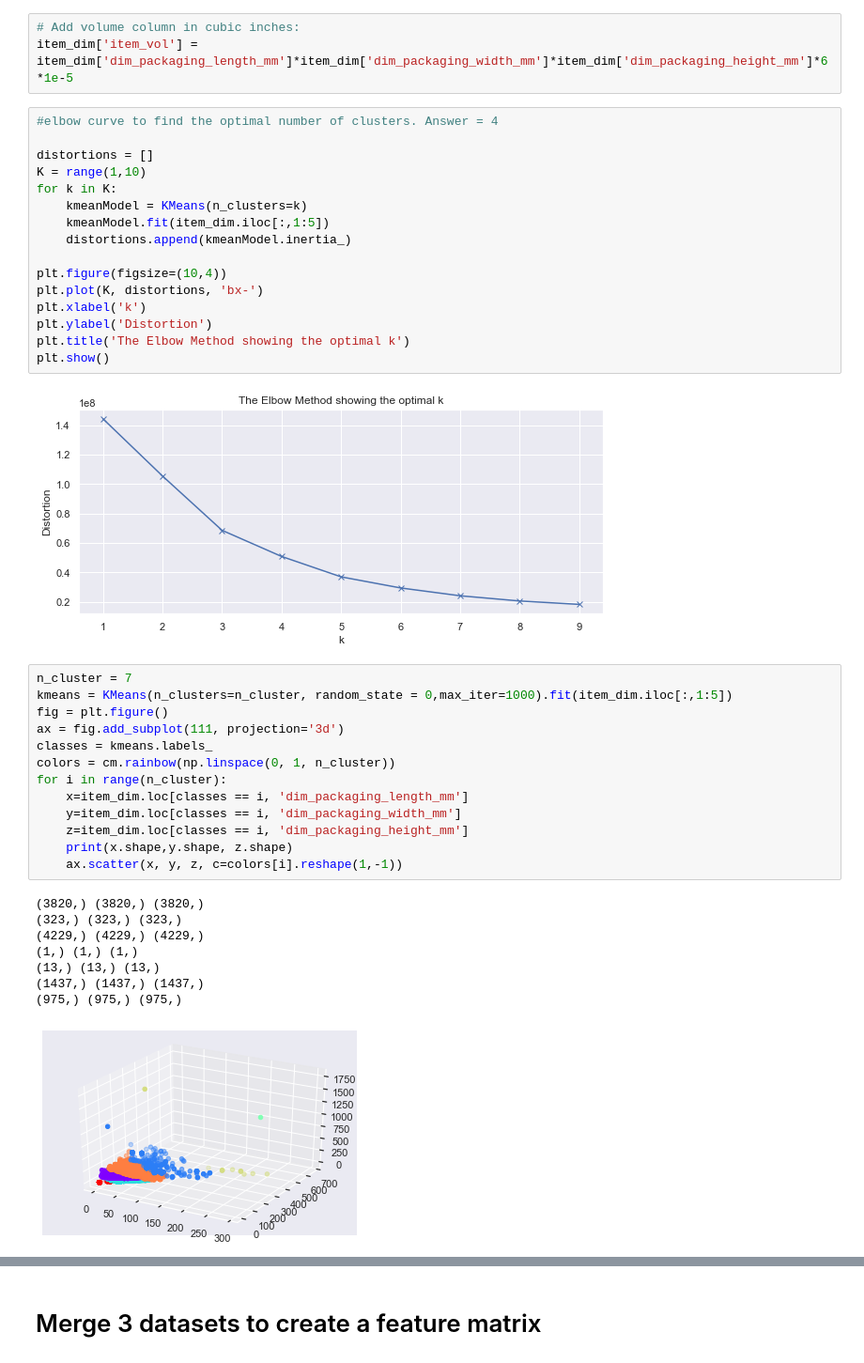
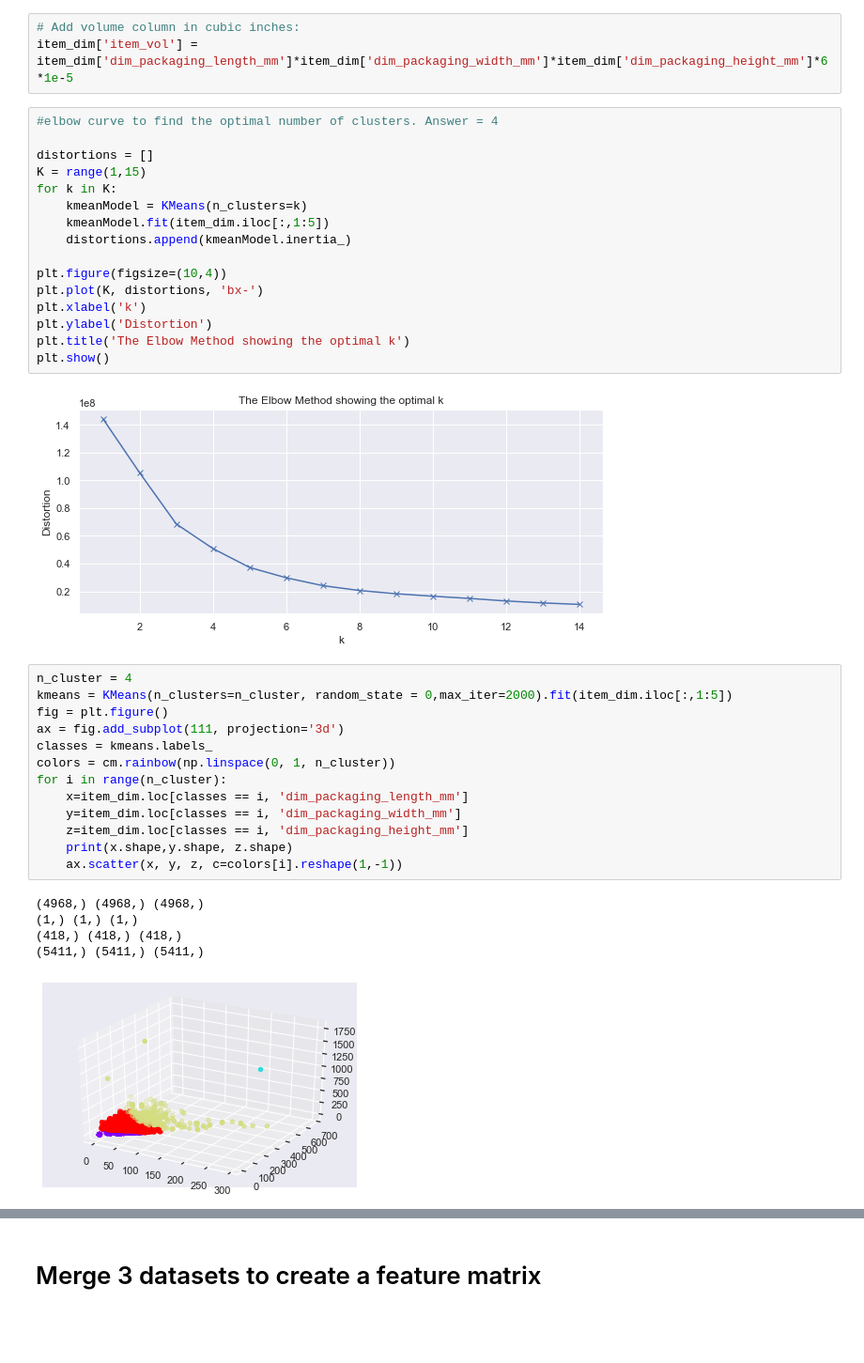
Before and after one commit to elle-ctrl/BoxSize, a Jupyter notebook: Box_size_cleaning_data.ipynb, the cells around one changed output, grey strips where cells are left out. Shown: that part at 94% size. Saved outputs shown, nothing was run; the diff lists cells and outputs as text; blank space fills up the shorter version.

```diff
--- a/Box_size_cleaning_data.ipynb
+++ b/Box_size_cleaning_data.ipynb
@@ -288,7 +293,7 @@ item_dim['item_vol'] = item_dim['dim_packaging_length_mm']*item_dim['dim_packagi
 #elbow curve to find the optimal number of clusters. Answer = 4
 
 distortions = []
-K = range(1,10)
+K = range(1,15)
 for k in K:
     kmeanModel = KMeans(n_clusters=k)
     kmeanModel.fit(item_dim.iloc[:,1:5])
@@ -301,29 +306,26 @@ plt.ylabel('Distortion')
 plt.title('The Elbow Method showing the optimal k')
 plt.show()
 # %% [output]
-[figure, old version]
+[figure, new version]
 # %%
-n_cluster = 7
-kmeans = KMeans(n_clusters=n_cluster, random_state = 0,max_iter=1000).fit(item_dim.iloc[:,1:5])
+n_cluster = 4
+kmeans = KMeans(n_clusters=n_cluster, random_state = 0,max_iter=2000).fit(item_dim.iloc[:,1:5])
 fig = plt.figure()
 ax = fig.add_subplot(111, projection='3d')
 classes = kmeans.labels_
 colors = cm.rainbow(np.linspace(0, 1, n_cluster))
 for i in range(n_cluster):
     x=item_dim.loc[classes == i, 'dim_packaging_length_mm']
     y=item_dim.loc[classes == i, 'dim_packaging_width_mm']
     z=item_dim.loc[classes == i, 'dim_packaging_height_mm']
     print(x.shape,y.shape, z.shape)
     ax.scatter(x, y, z, c=colors[i].reshape(1,-1))
 # %% [output]
-(3820,) (3820,) (3820,)
-(323,) (323,) (323,)
-(4229,) (4229,) (4229,)
+(4968,) (4968,) (4968,)
 (1,) (1,) (1,)
-(13,) (13,) (13,)
-(1437,) (1437,) (1437,)
-(975,) (975,) (975,)
+(418,) (418,) (418,)
+(5411,) (5411,) (5411,)
-[figure, old version]
+[figure, new version]
 # %%
 item_dim['item_label'] = kmeans.labels_
 item_dim.sort_values(by=['item_label']).head(3)
```
Also changed, not shown: parts of 11 cells of this notebook, 1 other file.
